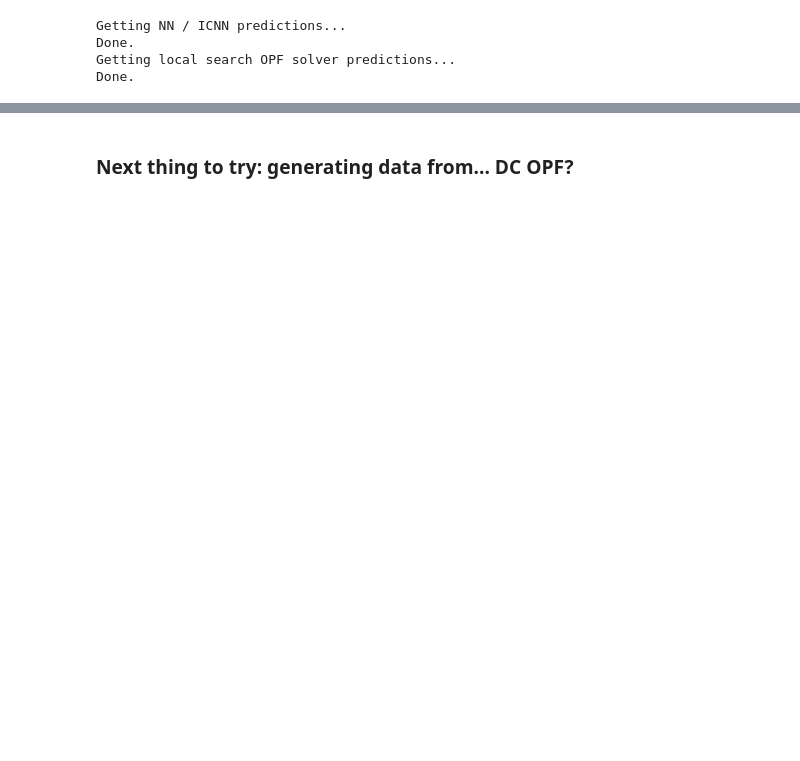
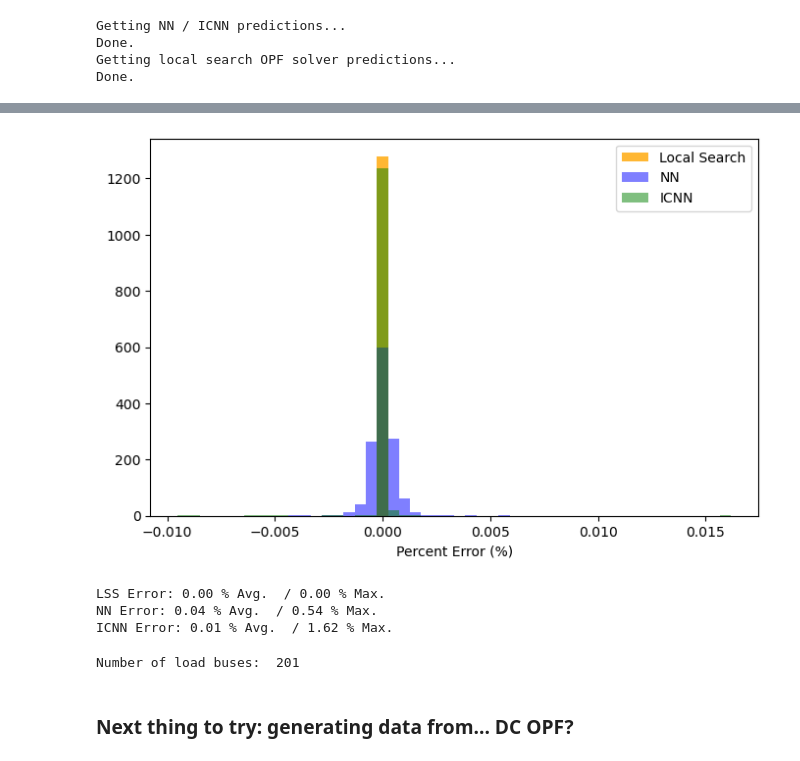
Before and after one commit to Charles-Gulian/icnn-4-opt, a Jupyter notebook: icnn.ipynb, the cells around one changed output, grey strips where cells are left out. Drawn from its saved outputs; the diff is of its cells as text; code cells hidden in the pictures; blank space fills up the shorter version.

```diff
--- a/icnn.ipynb
+++ b/icnn.ipynb
@@ -553,11 +685,26 @@ print("Done.")
 # Get local search solver OPF predictions
 print("Getting local search OPF solver predictions...")
 Pd_test, Qd_test = X_test[:, :num_load_buses], X_test[:, num_load_buses:]
-#lss_pred_arr = np.array([run_opf(case, Pd_test[i,:], Qd_test[i,:]) for i in range(X_test.shape[0])])
+recalculate = False
+if recalculate:
+    lss_pred_arr = np.array([run_opf(case, Pd_test[i,:], Qd_test[i,:]) for i in range(X_test.shape[0])])
 print("Done.")
 
-# Calculate residuals
+# Save results
+df_results = pd.DataFrame(columns=X_columns + ["Cost", "LSS Pred", "NN Pred", "ICNN Pred"])
+df_results[X_columns] = X_test
+df_results["Cost"] = y_test
+df_results["LSS Pred"] = lss_pred_arr
+df_results["NN Pred"] = nn_pred_arr
+df_results["ICNN Pred"] = icnn_pred_arr
+
+df_results.to_csv(results_dir / f"results_{case_name}_{input_dim}d_{num_samples}samples.csv")
+
+# Calculate percent residuals
 cost_arr = y_test.flatten()
+nn_pct_residuals = (nn_pred_arr - cost_arr) / cost_arr
+icnn_pct_residuals = (icnn_pred_arr - cost_arr) / cost_arr
+lss_pct_residuals = (lss_pred_arr - cost_arr) / cost_arr
 # %% [output]
 Getting NN / ICNN predictions...
 Done.
@@ -580,0 +717,19 @@ plt.hist(lss_pred_arr)
+# %%
+plt.figure(figsize=(8,5))
+bins = np.linspace(min(min(lss_pct_residuals), min(nn_pct_residuals), min(icnn_pct_residuals)), max(max(lss_pct_residuals), max(nn_pct_residuals), max(icnn_pct_residuals)), 51)
+plt.hist(lss_pct_residuals, bins=bins, color="orange", alpha=0.8, label="Local Search")
+plt.hist(nn_pct_residuals, bins=bins, color="blue", alpha=0.5, label="NN")
+plt.hist(icnn_pct_residuals, bins=bins, color="green", alpha=0.5, label="ICNN")
+plt.legend()
+plt.xlabel("Percent Error (%)")
+plt.show()
+# %% [output]
+[figure, added]
+# %%
+print(f"LSS Error: {100 * np.mean(np.abs(lss_pct_residuals)):.2f} % Avg.  / {100 * np.abs(lss_pct_residuals).max():.2f} % Max.")
+print(f"NN Error: {100 * np.mean(np.abs(nn_pct_residuals)):.2f} % Avg.  / {100 * np.abs(nn_pct_residuals).max():.2f} % Max.")
+print(f"ICNN Error: {100 * np.mean(np.abs(icnn_pct_residuals)):.2f} % Avg.  / {100 * np.abs(icnn_pct_residuals).max():.2f} % Max.")
+# %% [output]
+LSS Error: 0.00 % Avg.  / 0.00 % Max.
+NN Error: 0.04 % Avg.  / 0.54 % Max.
+ICNN Error: 0.01 % Avg.  / 1.62 % Max.
@@ -581,3 +738,31 @@ plt.hist(lss_pred_arr)
+# %%
+import scipy.io
+import pandas as pd
+
+# Load the .mat file
+mat_file_path = str(curr_dir / "training_data" / "temp" / "temp_case300_60d_100000samples.mat")
+mat_data = scipy.io.loadmat(mat_file_path)
+
+# Choose the variable to convert to DataFrame
+variable_data = mat_data["cost_data"]
+
+# Convert to DataFrame
+df = pd.DataFrame(variable_data)
+
+# Organize data
+num_load_buses = int((len(df.columns) - 3) / 2)
+print("Number of load buses: ", num_load_buses)
+assert num_load_buses == len(load_buses)
+X_columns = [f"Pd{i}" for i in load_buses] + [f"Qd{i}" for i in load_buses]
+results_columns = ["Cost", "Feas_Flag", "Global_Opt"]
+
+# Update columns
+df.columns = X_columns + results_columns
+
+# Save data
+df.to_csv(curr_dir / "training_data" / "case300" / "training_case300_60d_100000samples.csv")
+# %% [output]
+Number of load buses:  201
 # %% [markdown]
 ### Next thing to try: generating data from... DC OPF?
 # %%
```
Also changed, not shown: parts of 10 cells of this notebook, 11 other files.
